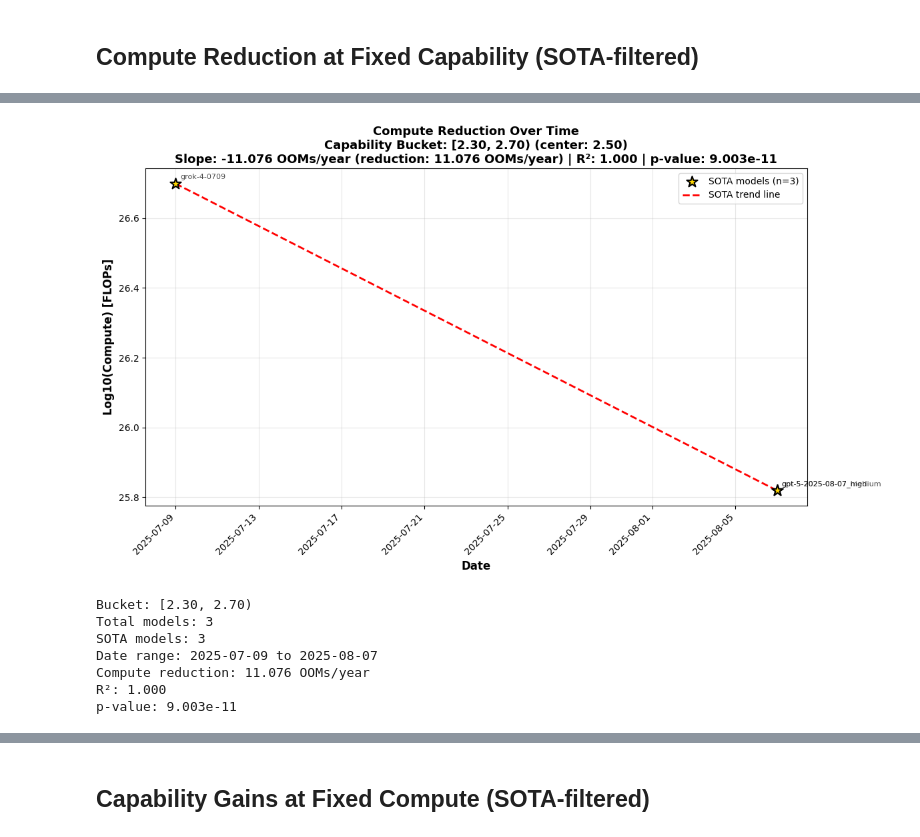
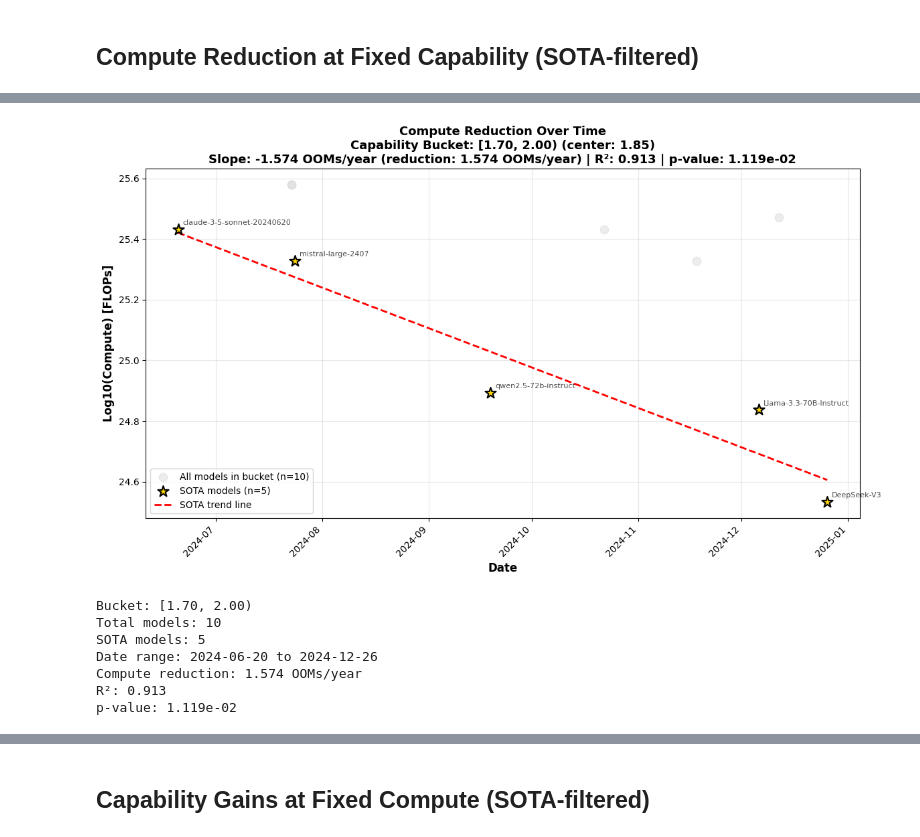
Before and after one commit to epoch-research/benchmark-stitching, a Jupyter notebook: analysis/algorithmic_progress_new.ipynb, the cells around one changed output, grey strips where cells are left out. Cells and saved outputs as stored; diff of their text form; code cells hidden in the pictures.

```diff
--- a/analysis/algorithmic_progress_new.ipynb
+++ b/analysis/algorithmic_progress_new.ipynb
@@ -2018,8 +2130,8 @@ Duplicate statistics:
 
 # SPECIFY WHICH BUCKET TO PLOT HERE:
 # Options: use bucket indices from the summary table above, or specify range directly
-selected_bucket_lower = 2.3  # Change this to select different bucket
-selected_bucket_upper = 2.7  # Change this to select different bucket
+selected_bucket_lower = 1.7  # Change this to select different bucket
+selected_bucket_upper = 2.0  # Change this to select different bucket
 
 import matplotlib.pyplot as plt
 from scipy.stats import linregress
@@ -2091,41 +2203,42 @@ else:
                label=f'SOTA trend line', zorder=5)
 
         # Formatting
         ax.set_xlabel('Date', fontsize=12, fontweight='bold')
         ax.set_ylabel('Log10(Compute) [FLOPs]', fontsize=12, fontweight='bold')
 
         bucket_center = (selected_bucket_lower + selected_bucket_upper) / 2
         ax.set_title(
             f'Compute Reduction Over Time\n'
             f'Capability Bucket: [{selected_bucket_lower:.2f}, {selected_bucket_upper:.2f}) (center: {bucket_center:.2f})\n'
             f'Slope: {slope:.3f} OOMs/year (reduction: {-slope:.3f} OOMs/year) | R²: {r_value**2:.3f} | p-value: {p_value:.3e}',
             fontsize=13, fontweight='bold'
         )
         ax.grid(True, alpha=0.3)
         ax.legend(loc='best', fontsize=10)
 
         # Rotate x-axis labels for better readability
         plt.xticks(rotation=45, ha='right')
 
         plt.tight_layout()
+        plt.savefig(f'outputs/algorithmic_progress/compute_vs_time_bucket_{selected_bucket_lower:.2f}_{selected_bucket_upper:.2f}.pdf', dpi=300)
         plt.show()
 
         print(f"\nBucket: [{selected_bucket_lower:.2f}, {selected_bucket_upper:.2f})")
         print(f"Total models: {len(in_bucket)}")
         print(f"SOTA models: {len(sota_models)}")
         print(f"Date range: {sota_models['date'].min().strftime('%Y-%m-%d')} to {sota_models['date'].max().strftime('%Y-%m-%d')}")
         print(f"Compute reduction: {-slope:.3f} OOMs/year")
         print(f"R²: {r_value**2:.3f}")
         print(f"p-value: {p_value:.3e}")
 # %% [output]
-[figure, old version]
+[figure, new version]
-Bucket: [2.30, 2.70)
-Total models: 3
-SOTA models: 3
-Date range: 2025-07-09 to 2025-08-07
-Compute reduction: 11.076 OOMs/year
-R²: 1.000
-p-value: 9.003e-11
+Bucket: [1.70, 2.00)
+Total models: 10
+SOTA models: 5
+Date range: 2024-06-20 to 2024-12-26
+Compute reduction: 1.574 OOMs/year
+R²: 0.913
+p-value: 1.119e-02
 # %%
 in_bucket
 # %% [output]
```
Also changed, not shown: parts of 28 cells of this notebook, 22 other files.
